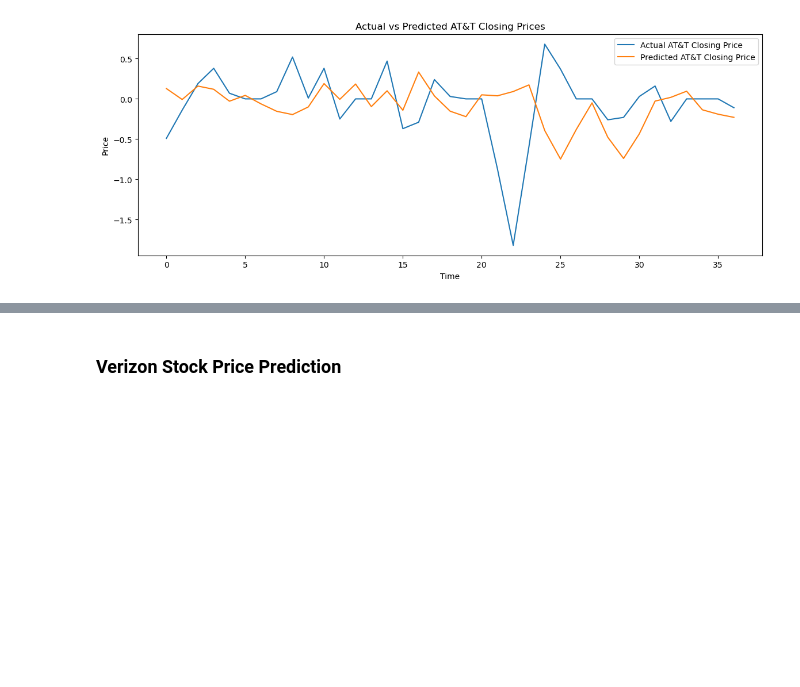
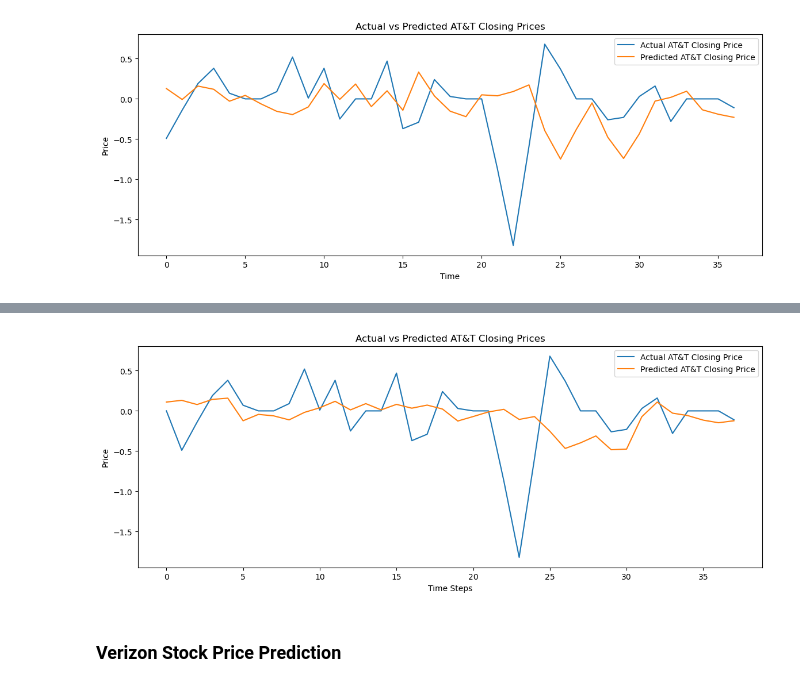
Before and after one commit to tacotuesday/time-series-stock-forecasting, a Jupyter notebook: 03-deep-learning/notebooks/deep-learning.ipynb, the cells around one changed output, grey strips where cells are left out. Saved outputs shown, nothing was run; the diff lists cells and outputs as text; code cells hidden in the pictures; blank space fills up the shorter version.

```diff
--- a/03-deep-learning/notebooks/deep-learning.ipynb
+++ b/03-deep-learning/notebooks/deep-learning.ipynb
@@ -545,0 +718,4 @@ Final Model Test Mean Squared Error: 0.005305863451212645
+# %%
+rnn_t.predict()
+rnn_t.plot_predictions()
+# %% [output]
@@ -546,3 +725,4 @@ Final Model Test Mean Squared Error: 0.005305863451212645
+[figure, added]
 # %% [markdown]
 ### Verizon Stock Price Prediction
 # %%
```
Also changed, not shown: parts of 5 cells of this notebook.
